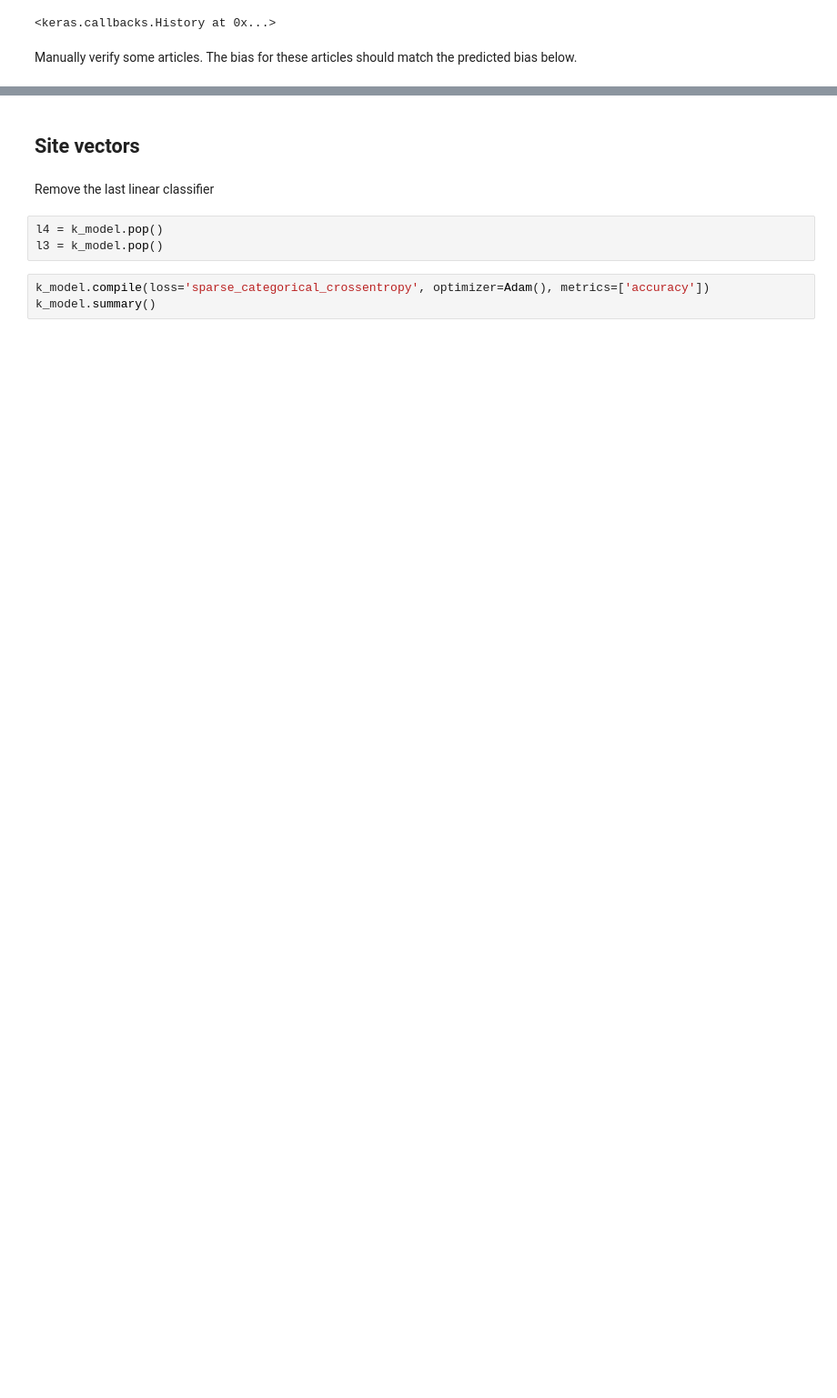
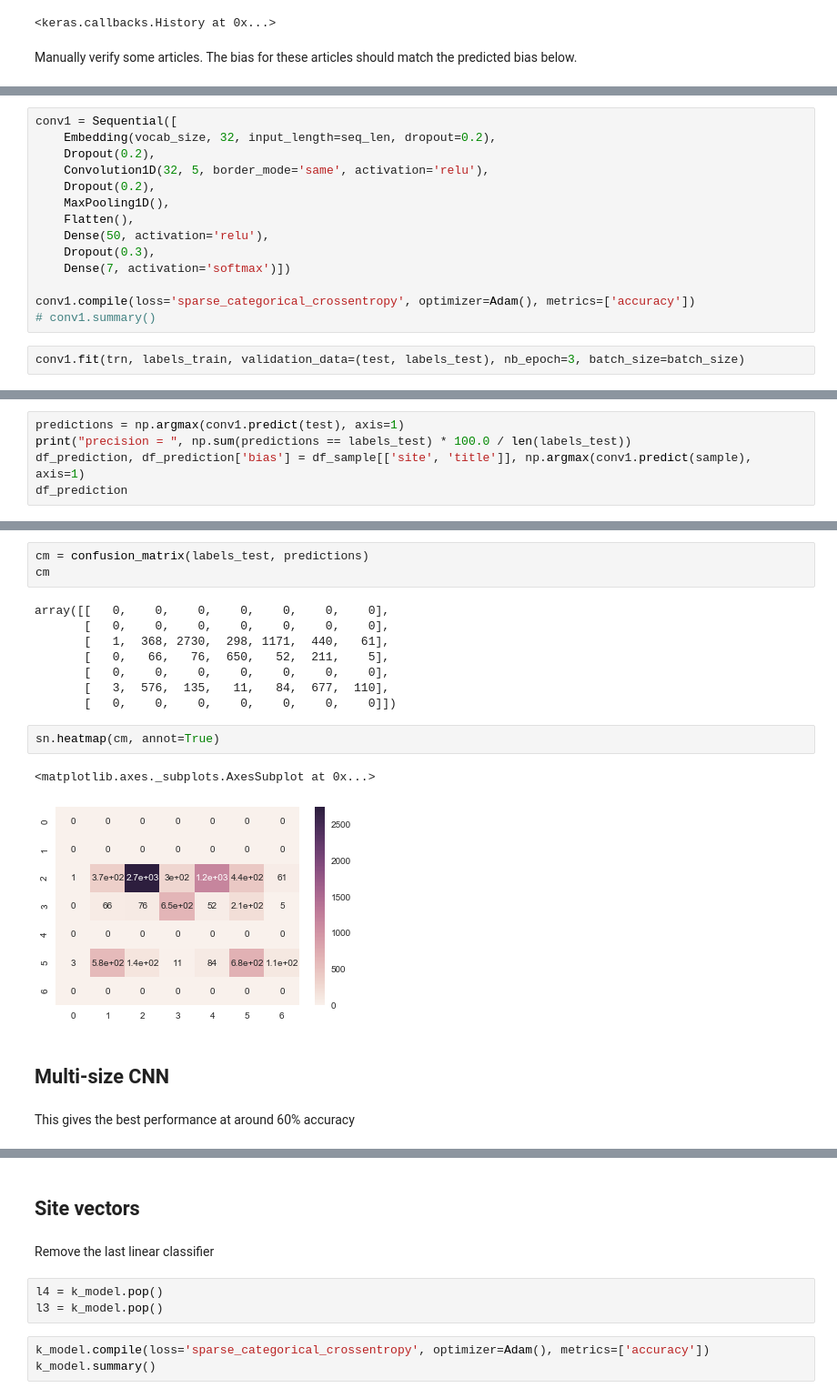
Before and after one commit to zermelozf/newspapers-clustering, a Jupyter notebook: python-scripts/nn-classifier-keras-title.ipynb, the cells around one changed output, grey strips where cells are left out. Shown: that part at 91% size. Drawn from its saved outputs; the diff is of its cells as text; blank space fills up the shorter version.

```diff
--- a/python-scripts/nn-classifier-keras-title.ipynb
+++ b/python-scripts/nn-classifier-keras-title.ipynb
@@ -218,0 +234,16 @@ array([1, 4, 0, 3, 0, 1, 1])
+# %%
+conv1 = Sequential([
+    Embedding(vocab_size, 32, input_length=seq_len, dropout=0.2),
+    Dropout(0.2),
+    Convolution1D(32, 5, border_mode='same', activation='relu'),
+    Dropout(0.2),
+    MaxPooling1D(),
+    Flatten(),
+    Dense(50, activation='relu'),
+    Dropout(0.3),
+    Dense(7, activation='softmax')])
+
+conv1.compile(loss='sparse_categorical_crossentropy', optimizer=Adam(), metrics=['accuracy'])
+# conv1.summary()
+# %%
+conv1.fit(trn, labels_train, validation_data=(test, labels_test), nb_epoch=3, batch_size=batch_size)
@@ -218,0 +259,5 @@ array([1, 4, 0, 3, 0, 1, 1])
+# %%
+predictions = np.argmax(conv1.predict(test), axis=1)
+print("precision = ", np.sum(predictions == labels_test) * 100.0 / len(labels_test))
+df_prediction, df_prediction['bias'] = df_sample[['site', 'title']], np.argmax(conv1.predict(sample), axis=1)
+df_prediction
@@ -218,0 +277,20 @@ array([1, 4, 0, 3, 0, 1, 1])
+# %%
+cm = confusion_matrix(labels_test, predictions)
+cm
+# %% [output]
+array([[   0,    0,    0,    0,    0,    0,    0],
+       [   0,    0,    0,    0,    0,    0,    0],
+       [   1,  368, 2730,  298, 1171,  440,   61],
+       [   0,   66,   76,  650,   52,  211,    5],
+       [   0,    0,    0,    0,    0,    0,    0],
+       [   3,  576,  135,   11,   84,  677,  110],
+       [   0,    0,    0,    0,    0,    0,    0]])
+# %%
+sn.heatmap(cm, annot=True)
+# %% [output]
+<matplotlib.axes._subplots.AxesSubplot at 0x...>
+[figure, added]
+# %% [markdown]
+## Multi-size CNN
+# %% [markdown]
+This gives the best performance at around 60% accuracy
```
Also changed, not shown: parts of 32 cells of this notebook, 2 other files.
